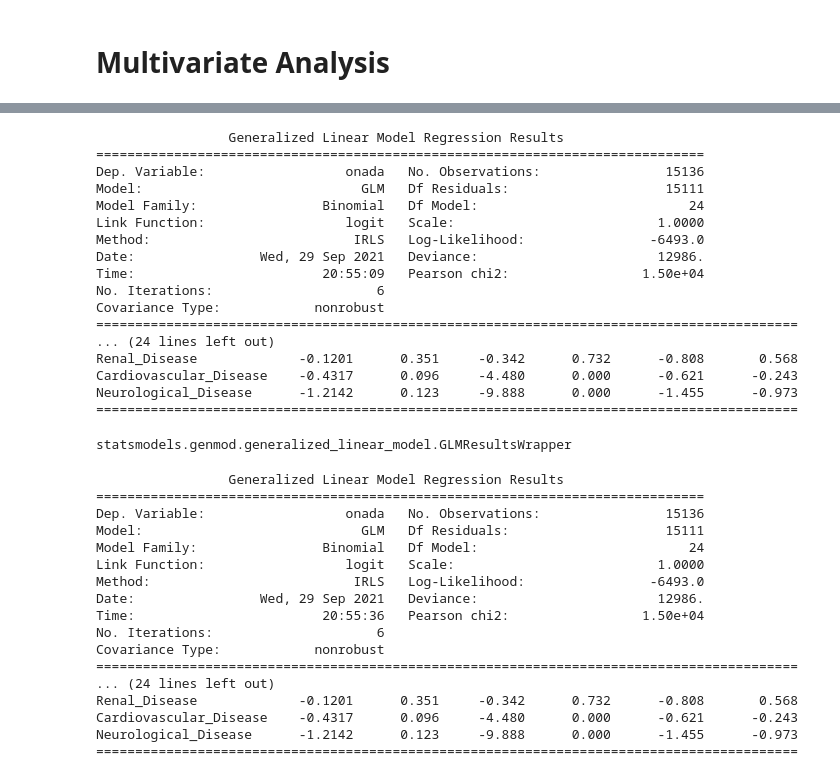
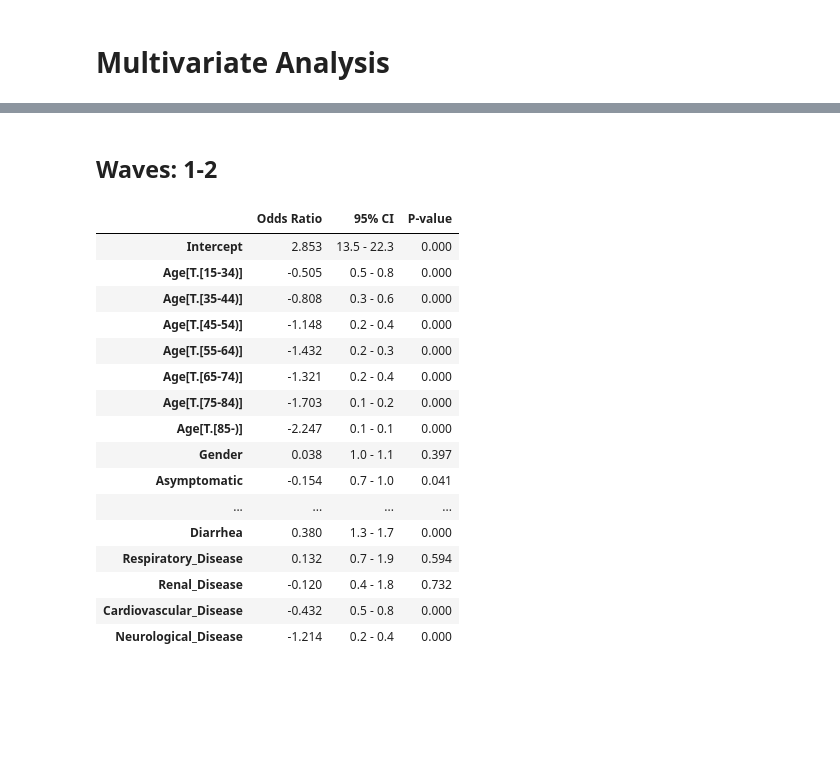
Before and after one commit to didacflorensa/MCA-Covid, a Jupyter notebook: notebooks/ANALYSING COVID WAVES.ipynb, the cells around one changed output, grey strips where cells are left out. Drawn from its saved outputs; the diff is of its cells as text; code cells hidden in the pictures; blank space fills up the shorter version.

```diff
--- a/notebooks/ANALYSING COVID WAVES.ipynb
+++ b/notebooks/ANALYSING COVID WAVES.ipynb
@@ -894,4 +894,12 @@ def get_multivariate_analysis(w1, w2):
     # Dona error aquesta primera linea del model. Alguna cosa no li agrada. Possiblement sigui la variable depenent (Onada)
     model = smf.glm(formula=formula, data=df_w1_w2, family=sm.families.Binomial())
     result = model.fit()
-    return result.summary()
+
+    conf = result.conf_int()
+    conf['Odds Ratio'] = round(result.params, 3)
+    conf.columns = ['5%', '95%', 'Odds Ratio']
+    conf['5%'] = round(np.exp(conf['5%']), 1)
+    conf['95%'] = round(np.exp(conf['95%']), 1)
+    conf['95% CI'] = conf['5%'].astype(str) + " - " + conf['95%'].astype(str)
+    conf["P-value"] = round(result.pvalues, 3)
+    return conf[['Odds Ratio', '95% CI', 'P-value']]
@@ -976,48 +906,23 @@ formula='onada ~ Gender+Asymptomatic+Hospitalized+ICU+Exitus+Fever+Cough+Pneumon
-# %%
-# Dona error aquesta primera linea del model. Alguna cosa no li agrada. Possiblement sigui la variable depenent (Onada)
-model = smf.glm(formula=formula, data=df_w1_w2, family=sm.families.Binomial())
-result = model.fit()
-print(result.summary())
-# %% [output]
-                 Generalized Linear Model Regression Results
-==============================================================================
-Dep. Variable:                  onada   No. Observations:                15136
-Model:                            GLM   Df Residuals:                    15111
-Model Family:                Binomial   Df Model:                           24
-Link Function:                  logit   Scale:                          1.0000
-Method:                          IRLS   Log-Likelihood:                -6493.0
-Date:                Wed, 29 Sep 2021   Deviance:                       12986.
-Time:                        20:55:09   Pearson chi2:                 1.50e+04
-No. Iterations:                     6
-Covariance Type:            nonrobust
-==========================================================================================
-... (24 lines left out)
-Renal_Disease             -0.1201      0.351     -0.342      0.732      -0.808       0.568
-Cardiovascular_Disease    -0.4317      0.096     -4.480      0.000      -0.621      -0.243
-Neurological_Disease      -1.2142      0.123     -9.888      0.000      -1.455      -0.973
-==========================================================================================
-# %%
-type(result)
-# %% [output]
-statsmodels.genmod.generalized_linear_model.GLMResultsWrapper
+# %% [markdown]
+## Waves: 1-2
 # %%
 w1_w2 =  get_multivariate_analysis(1, 2)
-print(w1_w2)
+w1_w2
 # %% [output]
-                 Generalized Linear Model Regression Results
-==============================================================================
-Dep. Variable:                  onada   No. Observations:                15136
-Model:                            GLM   Df Residuals:                    15111
-Model Family:                Binomial   Df Model:                           24
-Link Function:                  logit   Scale:                          1.0000
-Method:                          IRLS   Log-Likelihood:                -6493.0
-Date:                Wed, 29 Sep 2021   Deviance:                       12986.
-Time:                        20:55:36   Pearson chi2:                 1.50e+04
-No. Iterations:                     6
-Covariance Type:            nonrobust
-==========================================================================================
-... (24 lines left out)
-Renal_Disease             -0.1201      0.351     -0.342      0.732      -0.808       0.568
-Cardiovascular_Disease    -0.4317      0.096     -4.480      0.000      -0.621      -0.243
-Neurological_Disease      -1.2142      0.123     -9.888      0.000      -1.455      -0.973
-==========================================================================================
+|  | Odds Ratio | 95% CI | P-value |
+| Intercept | 2.853 | 13.5 - 22.3 | 0.000 |
+| Age[T.[15-34)] | -0.505 | 0.5 - 0.8 | 0.000 |
+| Age[T.[35-44)] | -0.808 | 0.3 - 0.6 | 0.000 |
+| Age[T.[45-54)] | -1.148 | 0.2 - 0.4 | 0.000 |
+| Age[T.[55-64)] | -1.432 | 0.2 - 0.3 | 0.000 |
+| Age[T.[65-74)] | -1.321 | 0.2 - 0.4 | 0.000 |
+| Age[T.[75-84)] | -1.703 | 0.1 - 0.2 | 0.000 |
+| Age[T.[85-)] | -2.247 | 0.1 - 0.1 | 0.000 |
+| Gender | 0.038 | 1.0 - 1.1 | 0.397 |
+| Asymptomatic | -0.154 | 0.7 - 1.0 | 0.041 |
+| ... | ... | ... | ... |
+| Diarrhea | 0.380 | 1.3 - 1.7 | 0.000 |
+| Respiratory_Disease | 0.132 | 0.7 - 1.9 | 0.594 |
+| Renal_Disease | -0.120 | 0.4 - 1.8 | 0.732 |
+| Cardiovascular_Disease | -0.432 | 0.5 - 0.8 | 0.000 |
+| Neurological_Disease | -1.214 | 0.2 - 0.4 | 0.000 |
```
Also changed, not shown: parts of 15 cells of this notebook.
